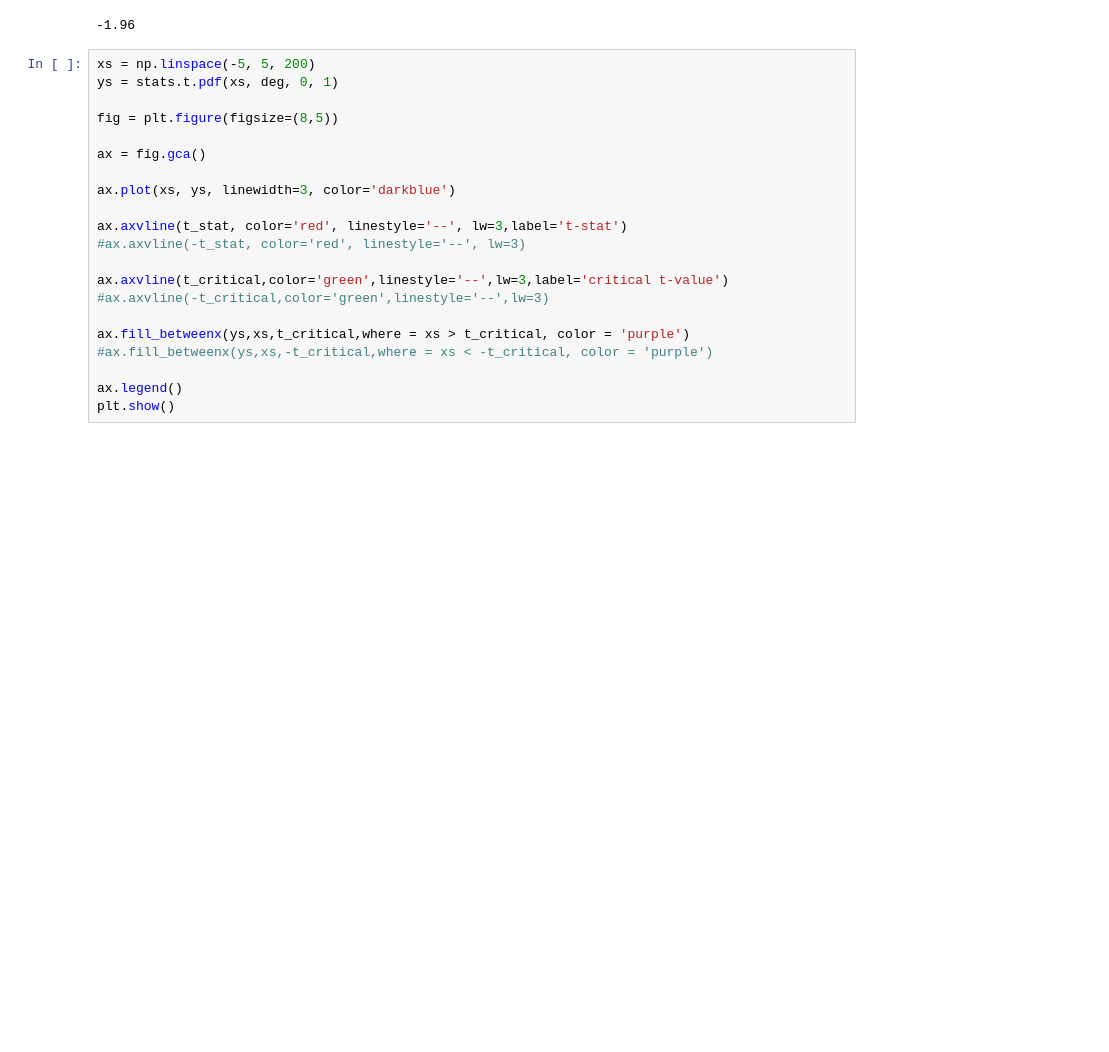
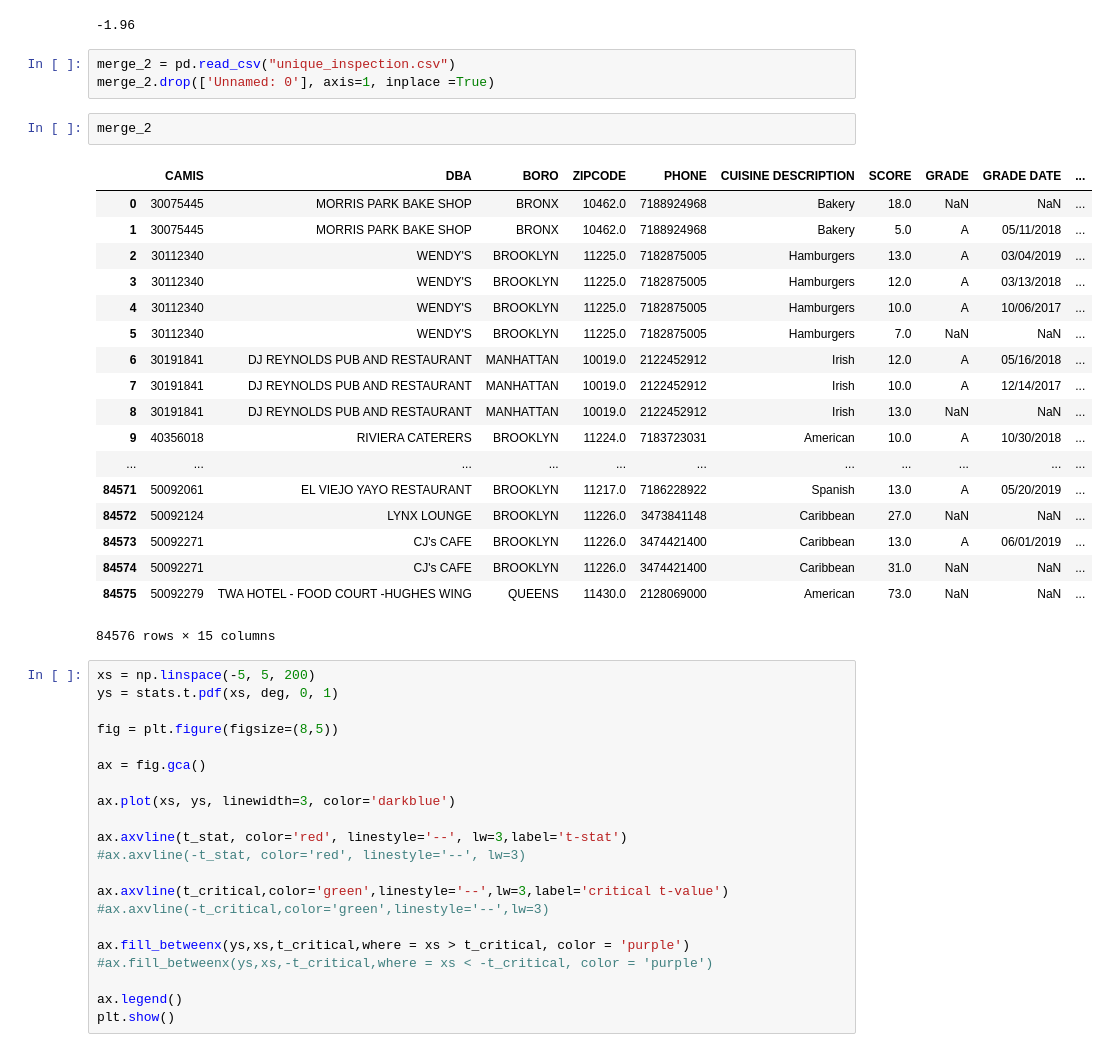
Before and after one commit to robblatt/Restaurant-Hypothesis-Testing, a Jupyter notebook: Data Cleaning and Inspection/unique_insp.ipynb, the cells around one changed output. Drawn from its saved outputs; the diff is of its cells as text; blank space fills up the shorter version.

```diff
--- a/Data Cleaning and Inspection/unique_insp.ipynb
+++ b/Data Cleaning and Inspection/unique_insp.ipynb
@@ -560,6 +537,30 @@ lower_t_critical = np.round(stats.t.ppf(1 - 0.975, df=deg),4)
 lower_t_critical
 # %% [output]
 -1.96
+# %%
+merge_2 = pd.read_csv("unique_inspection.csv")
+merge_2.drop(['Unnamed: 0'], axis=1, inplace =True)
+# %%
+merge_2
+# %% [output]
+|  | CAMIS | DBA | BORO | ZIPCODE | PHONE | CUISINE DESCRIPTION | SCORE | GRADE | GRADE DATE | ... |
+| 0 | 30075445 | MORRIS PARK BAKE SHOP | BRONX | 10462.0 | 7188924968 | Bakery | 18.0 | NaN | NaN | ... |
+| 1 | 30075445 | MORRIS PARK BAKE SHOP | BRONX | 10462.0 | 7188924968 | Bakery | 5.0 | A | 05/11/2018 | ... |
+| 2 | 30112340 | WENDY'S | BROOKLYN | 11225.0 | 7182875005 | Hamburgers | 13.0 | A | 03/04/2019 | ... |
+| 3 | 30112340 | WENDY'S | BROOKLYN | 11225.0 | 7182875005 | Hamburgers | 12.0 | A | 03/13/2018 | ... |
+| 4 | 30112340 | WENDY'S | BROOKLYN | 11225.0 | 7182875005 | Hamburgers | 10.0 | A | 10/06/2017 | ... |
+| 5 | 30112340 | WENDY'S | BROOKLYN | 11225.0 | 7182875005 | Hamburgers | 7.0 | NaN | NaN | ... |
+| 6 | 30191841 | DJ REYNOLDS PUB AND RESTAURANT | MANHATTAN | 10019.0 | 2122452912 | Irish | 12.0 | A | 05/16/2018 | ... |
+| 7 | 30191841 | DJ REYNOLDS PUB AND RESTAURANT | MANHATTAN | 10019.0 | 2122452912 | Irish | 10.0 | A | 12/14/2017 | ... |
+| 8 | 30191841 | DJ REYNOLDS PUB AND RESTAURANT | MANHATTAN | 10019.0 | 2122452912 | Irish | 13.0 | NaN | NaN | ... |
+| 9 | 40356018 | RIVIERA CATERERS | BROOKLYN | 11224.0 | 7183723031 | American | 10.0 | A | 10/30/2018 | ... |
+| ... | ... | ... | ... | ... | ... | ... | ... | ... | ... | ... |
+| 84571 | 50092061 | EL VIEJO YAYO RESTAURANT | BROOKLYN | 11217.0 | 7186228922 | Spanish | 13.0 | A | 05/20/2019 | ... |
+| 84572 | 50092124 | LYNX LOUNGE | BROOKLYN | 11226.0 | 3473841148 | Caribbean | 27.0 | NaN | NaN | ... |
+| 84573 | 50092271 | CJ's CAFE | BROOKLYN | 11226.0 | 3474421400 | Caribbean | 13.0 | A | 06/01/2019 | ... |
+| 84574 | 50092271 | CJ's CAFE | BROOKLYN | 11226.0 | 3474421400 | Caribbean | 31.0 | NaN | NaN | ... |
+| 84575 | 50092279 | TWA HOTEL - FOOD COURT -HUGHES WING | QUEENS | 11430.0 | 2128069000 | American | 73.0 | NaN | NaN | ... |
+84576 rows × 15 columns
 # %%
 xs = np.linspace(-5, 5, 200)
 ys = stats.t.pdf(xs, deg, 0, 1)
```
Also changed, not shown: parts of 14 cells of this notebook, 1 other file.
